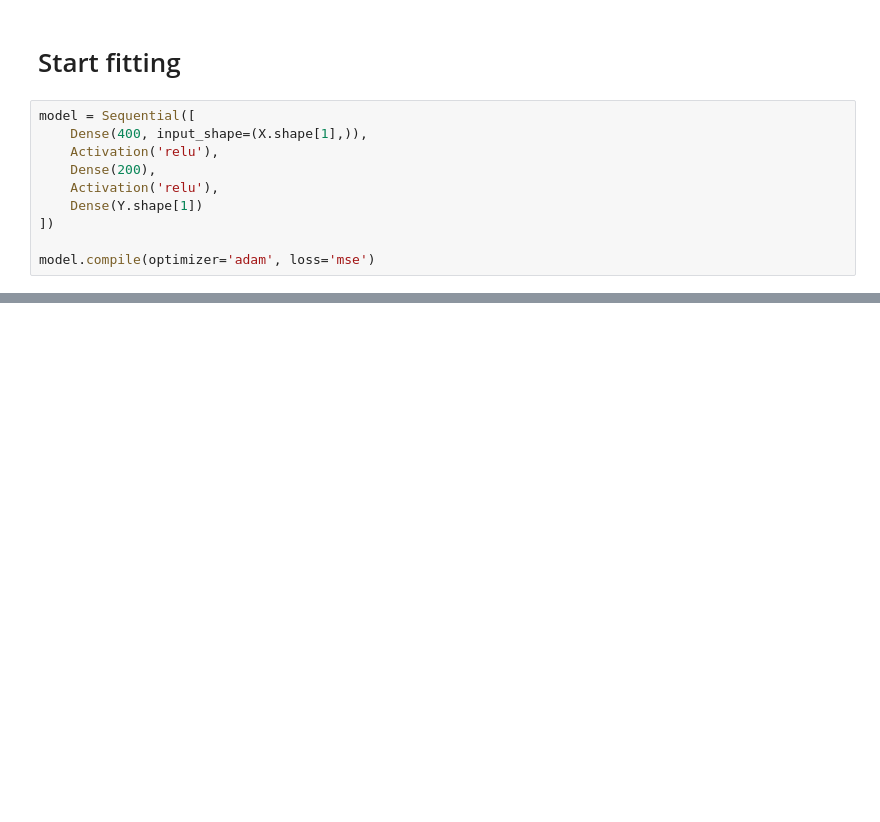
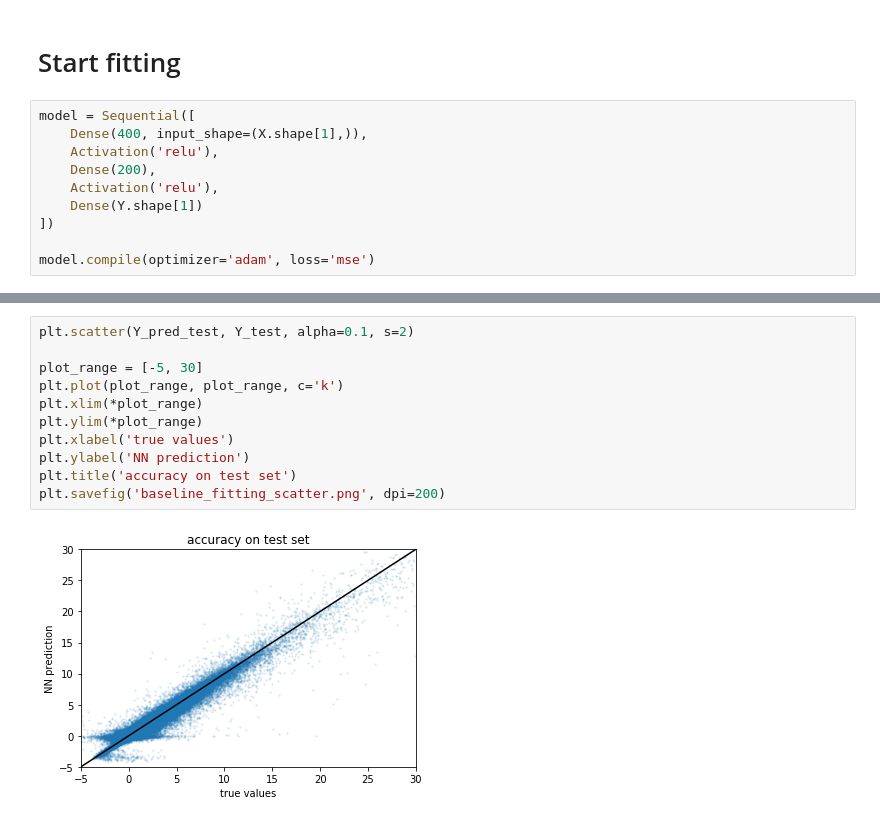
Before and after one commit to JiaweiZhuang/train_KPP, a Jupyter notebook: baseline_fitting.ipynb, the cells around one changed output, grey strips where cells are left out. Saved outputs shown, nothing was run; the diff lists cells and outputs as text; blank space fills up the shorter version.

```diff
--- a/baseline_fitting.ipynb
+++ b/baseline_fitting.ipynb
@@ -255,0 +278,13 @@ plt.ylim(*plot_range)
+# %%
+plt.scatter(Y_pred_test, Y_test, alpha=0.1, s=2)
+
+plot_range = [-5, 30]
+plt.plot(plot_range, plot_range, c='k')
+plt.xlim(*plot_range)
+plt.ylim(*plot_range)
+plt.xlabel('true values')
+plt.ylabel('NN prediction')
+plt.title('accuracy on test set')
+plt.savefig('baseline_fitting_scatter.png', dpi=200)
+# %% [output]
+[figure, added]
```
Also changed, not shown: parts of 15 cells of this notebook.
